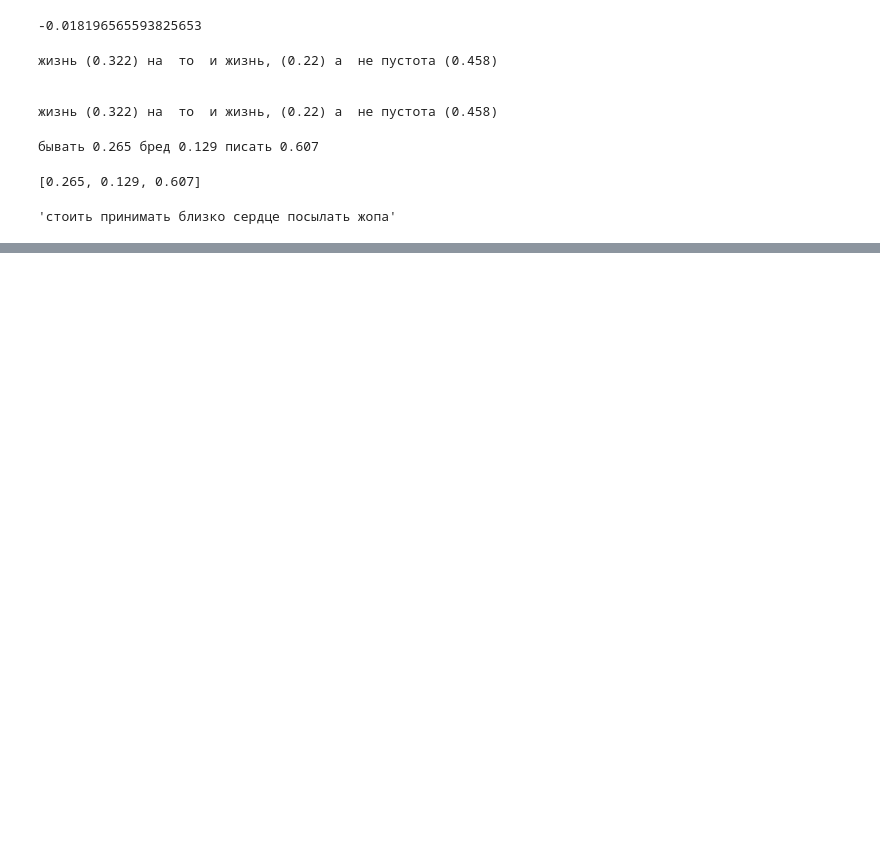
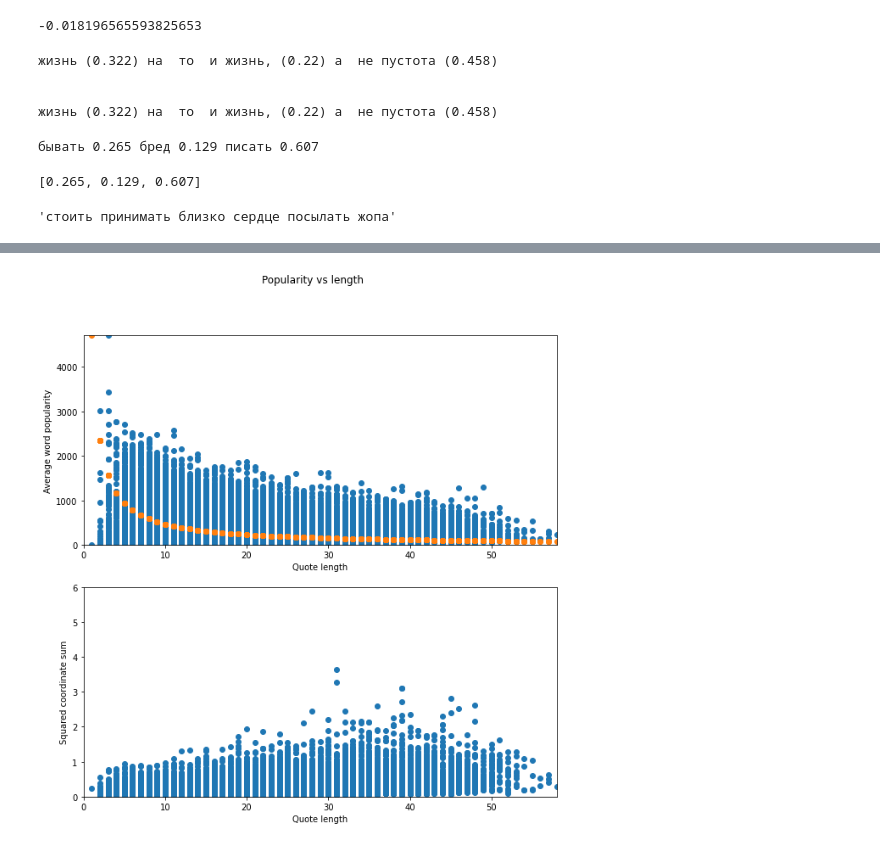
Before and after one commit to featztex/PsychoBot, a Jupyter notebook: ml/model_d2v_35k.ipynb, the cells around one changed output, grey strips where cells are left out. Drawn from its saved outputs; the diff is of its cells as text; code cells hidden in the pictures; blank space fills up the shorter version.

```diff
--- a/ml/model_d2v_35k.ipynb
+++ b/ml/model_d2v_35k.ipynb
@@ -492,0 +325,19 @@ averege_diff
+# %%
+fig, axs = plt.subplots(2,figsize=(10, 10))
+fig.suptitle('Popularity vs length')
+
+axs[0].scatter(lengths, word_popularity2)
+axs[0].axis([0, max(lengths), 0, max(word_popularity2)])
+axs[0].set(xlabel='Quote length', ylabel='Average word popularity')
+
+max_pop = max(word_popularity2)
+axs[0].scatter(lengths, [max_pop/lengths[i] for i in range(len(lengths))])
+axs[0].axis([0, max(lengths), 0, max(word_popularity2)])
+
+axs[1].scatter(lengths, sort_vec_sqr.values())
+axs[1].axis([0, max(lengths), 0, 6])
+axs[1].set(xlabel='Quote length', ylabel='Squared coordinate sum')
+
+plt.show()
+# %% [output]
+[figure, added]
```
Also changed, not shown: parts of 43 cells of this notebook.
